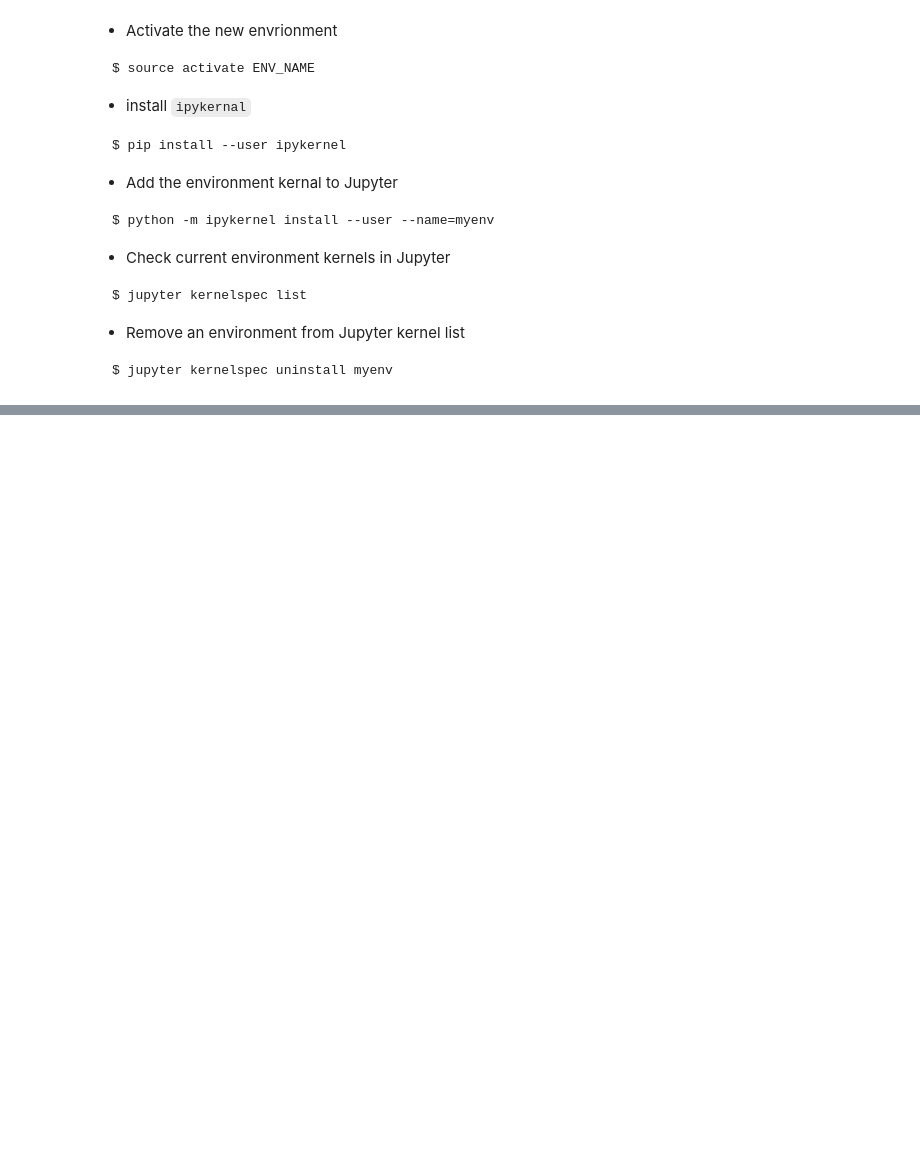
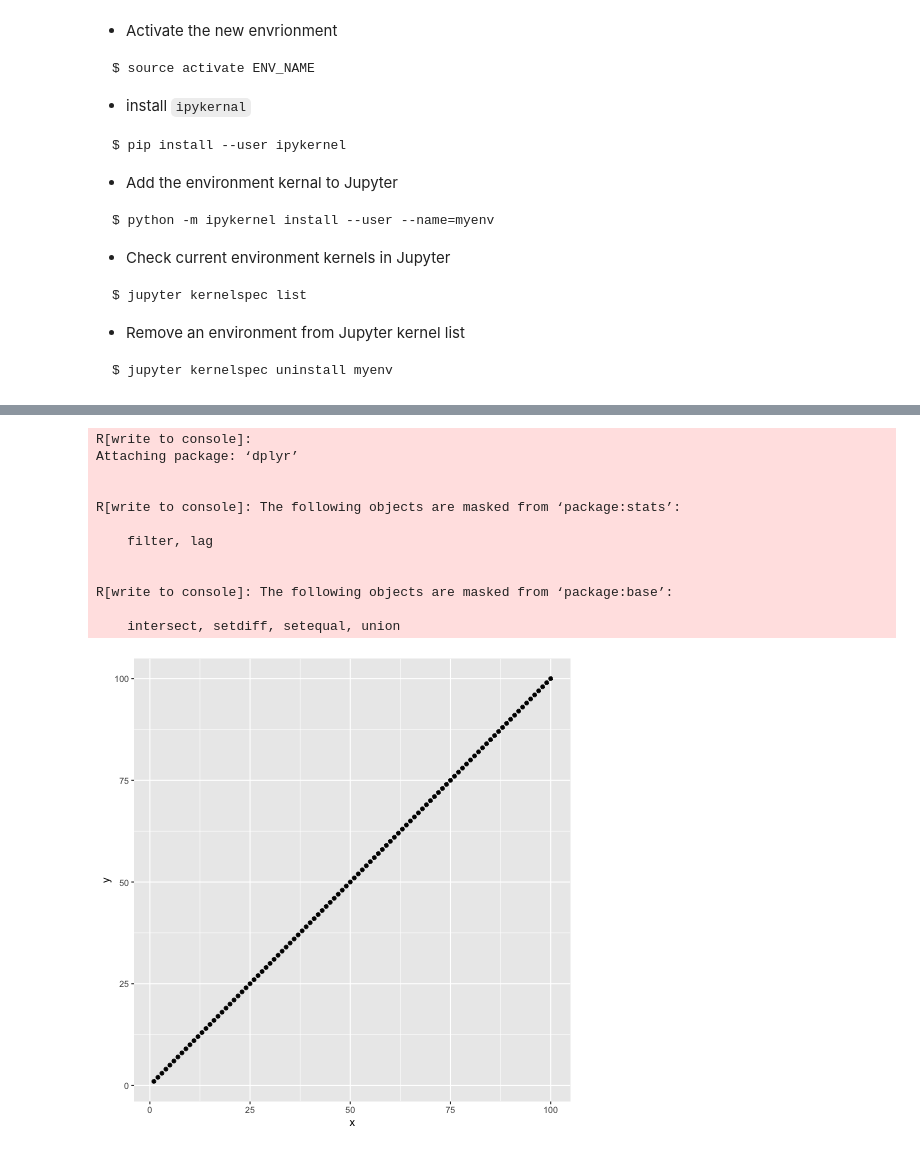
Before and after one commit to alvinntnu/python-notes, a Jupyter notebook: _build/jupyter_execute/jupyter-notebook.ipynb, the cells around one changed output, grey strips where cells are left out. Cells and saved outputs as stored; diff of their text form; code cells hidden in the pictures; blank space fills up the shorter version.

```diff
--- a/_build/jupyter_execute/jupyter-notebook.ipynb
+++ b/_build/jupyter_execute/jupyter-notebook.ipynb
@@ -152,0 +262,20 @@ $ jupyter kernelspec uninstall myenv
+# %%
+%%R
+library(dplyr)
+library(ggplot2)
+data.frame(x = seq(1,100), y = seq(seq(1,100))) %>%
+ggplot(aes(x,y)) + geom_point()
+# %% [output]
+R[write to console]:
+Attaching package: ‘dplyr’
+
+
+R[write to console]: The following objects are masked from ‘package:stats’:
+
+    filter, lag
+
+
+R[write to console]: The following objects are masked from ‘package:base’:
+
+    intersect, setdiff, setequal, union
+[figure, added]
```
Also changed, not shown: parts of 9 cells of this notebook, 48 other files.
